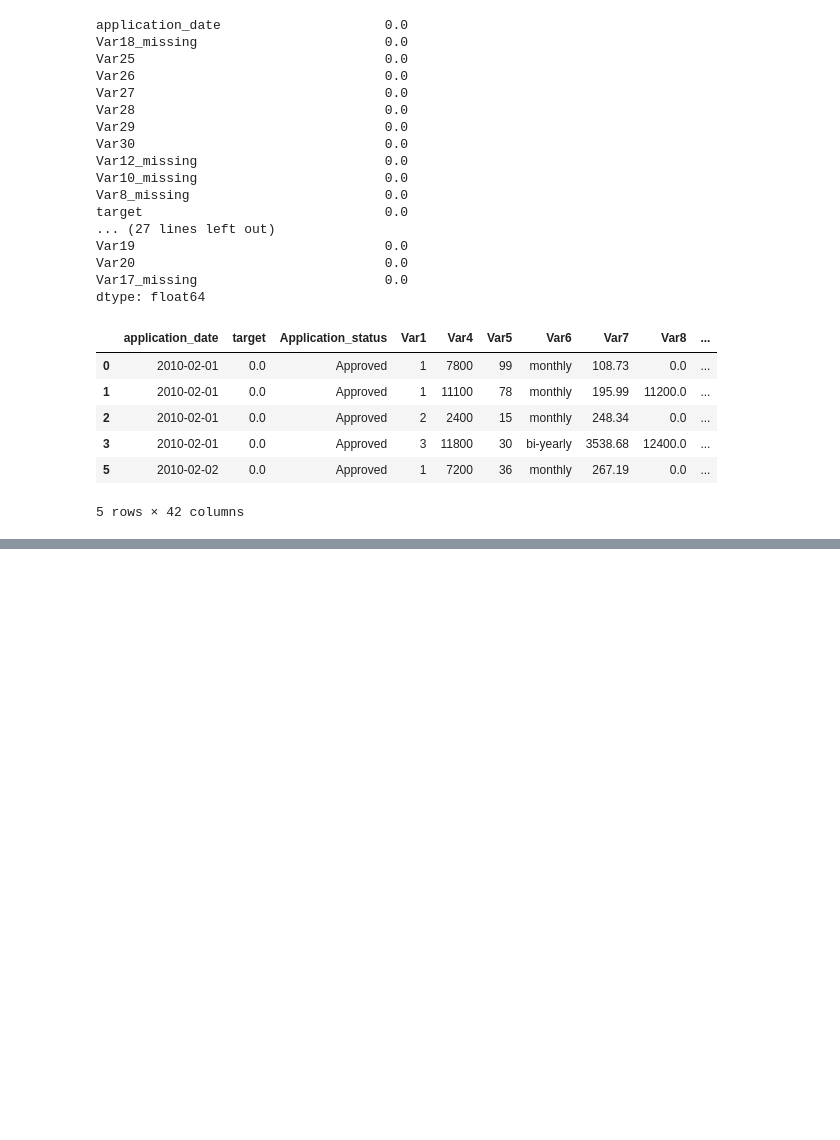
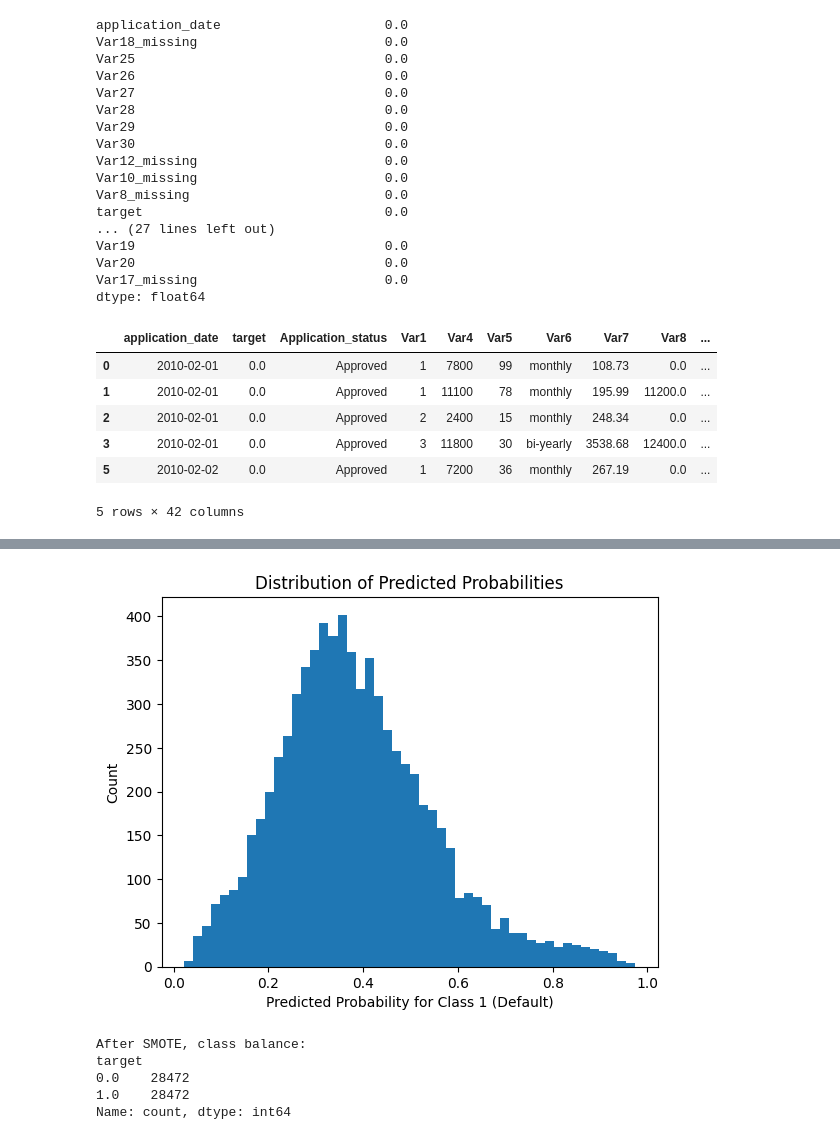
Before and after one commit to akshmaatreja/UBproject, a Jupyter notebook: data cleaning 1st approach.ipynb, the cells around one changed output, grey strips where cells are left out. Drawn from its saved outputs; the diff is of its cells as text; code cells hidden in the pictures; blank space fills up the shorter version.

```diff
--- a/data cleaning 1st approach.ipynb
+++ b/data cleaning 1st approach.ipynb
@@ -468,0 +667,3 @@ df.head()
+# %%
+# cross-validation
+cv = StratifiedKFold(n_splits=5, shuffle=True, random_state=42)
@@ -468,0 +841,8 @@ df.head()
+# %%
+plt.hist(y_scores, bins=50)
+plt.xlabel('Predicted Probability for Class 1 (Default)')
+plt.ylabel('Count')
+plt.title('Distribution of Predicted Probabilities')
+plt.show()
+# %% [output]
+[figure, added]
@@ -468,0 +854,12 @@ df.head()
+# %%
+# SMOTE
+smote = SMOTE(random_state=42)
+X_resampled, y_resampled = smote.fit_resample(X_train, y_train)
+print("After SMOTE, class balance:")
+print(y_resampled.value_counts())
+# %% [output]
+After SMOTE, class balance:
+target
+0.0    28472
+1.0    28472
+Name: count, dtype: int64
```
Also changed, not shown: parts of 35 cells of this notebook, 9 other files.
